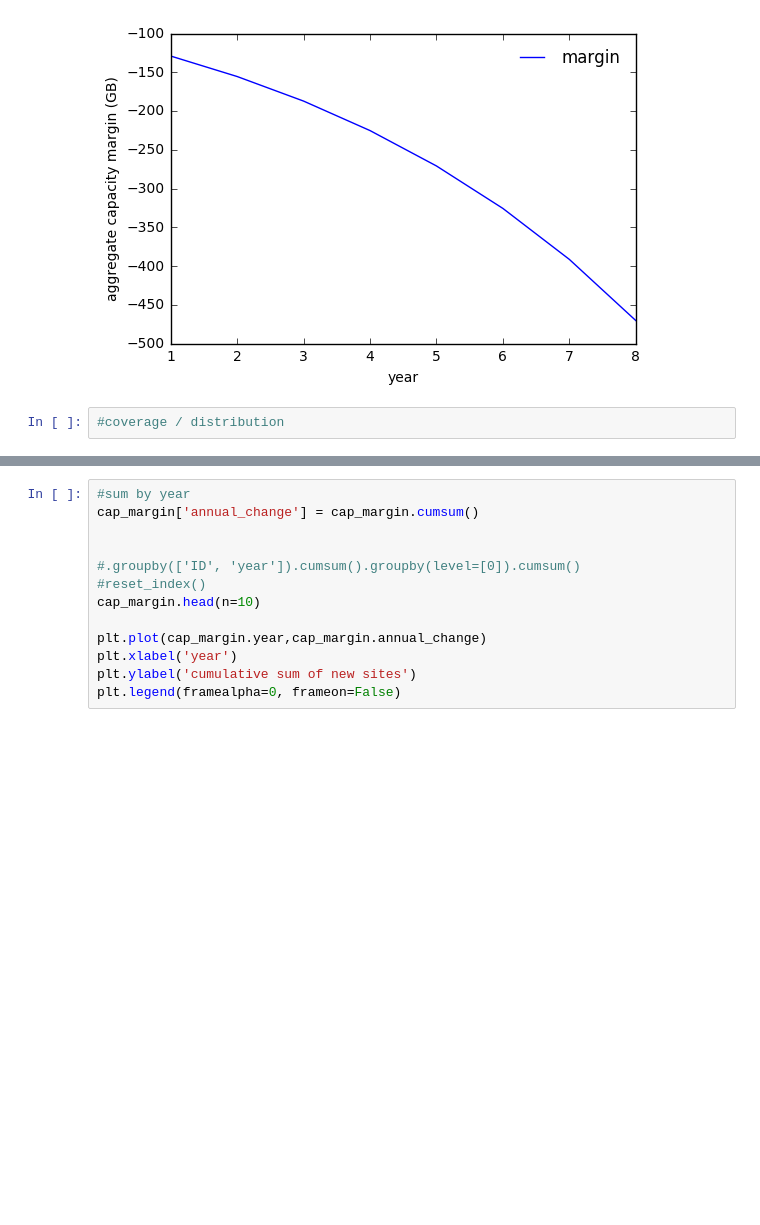
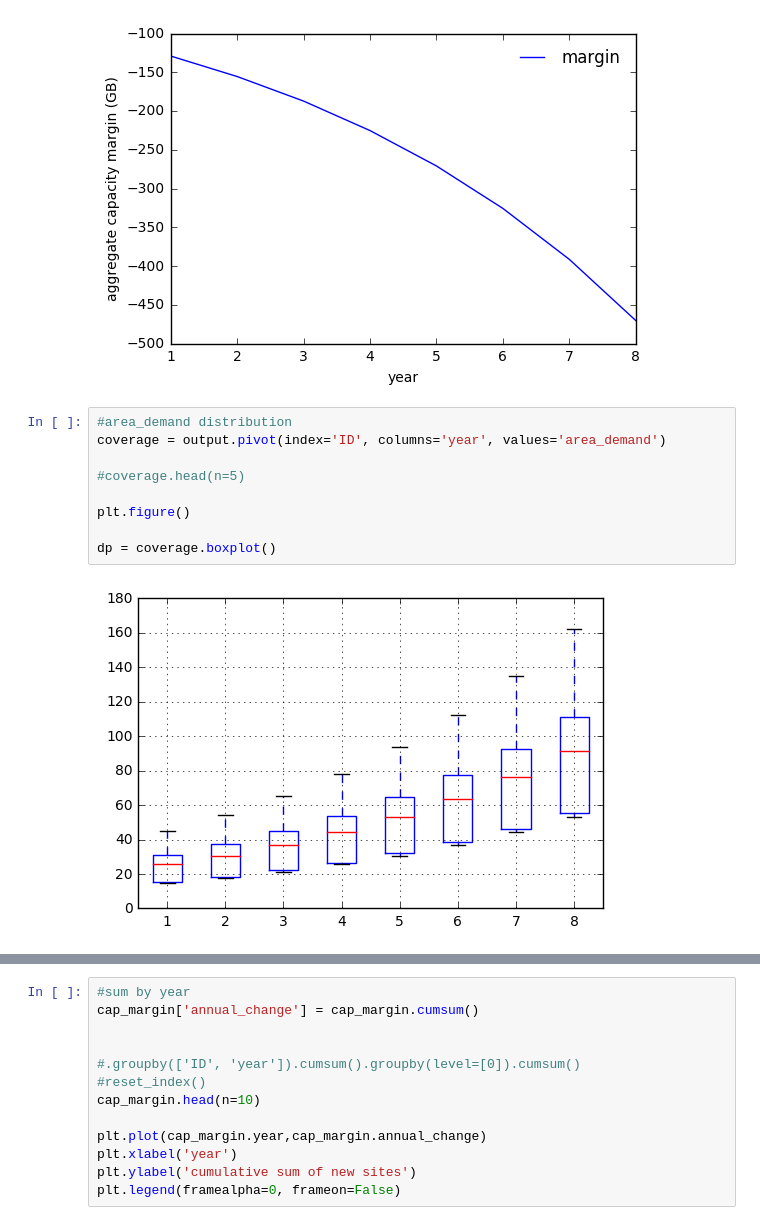
Before and after one commit to ashutoshj14/digital_comms, a Jupyter notebook: digital_comms/mobile_model2.ipynb, the cells around one changed output, grey strips where cells are left out. Cells and saved outputs as stored; diff of their text form; blank space fills up the shorter version.

Commit message:
add_distribution_graph

```diff
--- a/digital_comms/mobile_model2.ipynb
+++ b/digital_comms/mobile_model2.ipynb
@@ -479,5 +486,14 @@ plt.legend(framealpha=0, frameon=False)
 # %% [output]
 <matplotlib.legend.Legend at 0x...>
 [figure]
-# %%
-#coverage / distribution
+# %%
+#area_demand distribution
+coverage = output.pivot(index='ID', columns='year', values='area_demand')
+
+#coverage.head(n=5)
+
+plt.figure()
+
+dp = coverage.boxplot()
+# %% [output]
+[figure, added]
```
Also changed, not shown: parts of 4 cells of this notebook.
